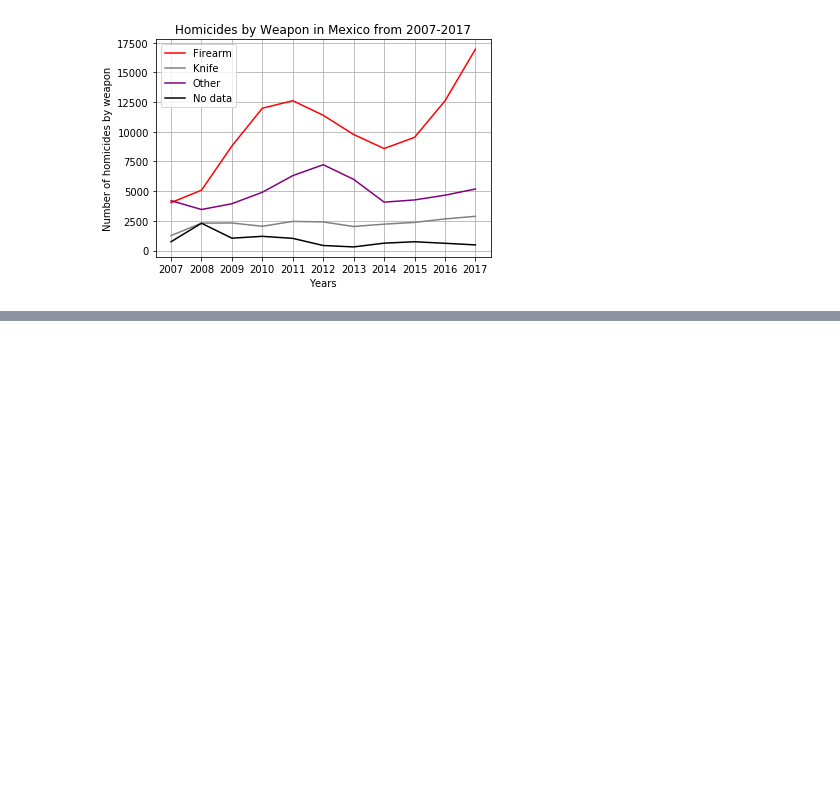
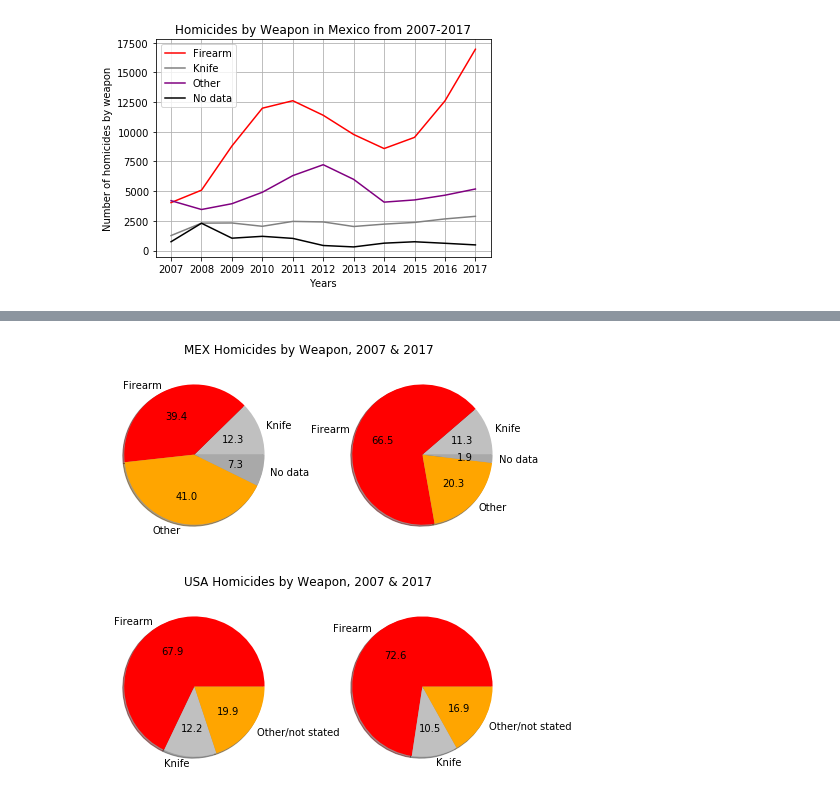
Before and after one commit to ecolladay/data-science, a Jupyter notebook: data-science-project.ipynb, the cells around one changed output, grey strips where cells are left out. Saved outputs shown, nothing was run; the diff lists cells and outputs as text; code cells hidden in the pictures; blank space fills up the shorter version.

```diff
--- a/data-science-project.ipynb
+++ b/data-science-project.ipynb
@@ -77,0 +134,45 @@ However, the slight decline in *no data* records may indicate that data collecti
+# %%
+# MEX 2007 data to plot
+label_mex = armas_headers[1:-1]
+
+mex_2007 = timeline[0][1:-1]
+mex_2017 = timeline[-1][1:-1]
+
+# create a figure with two subplots
+fig, (ax1, ax2) = plt.subplots(1, 2, subplot_kw={'aspect':'equal'})
+colors = ['silver', 'red', 'orange', 'darkgray']
+
+# plot each pie chart in a separate subplot
+ax1.pie(mex_2007, labels=label_mex, autopct='%.1f', colors=colors, shadow=True)
+ax2.pie(mex_2017, labels=label_mex, autopct='%.1f', colors=colors, shadow=True)
+# Adjust so nothing overlaps or is awkwardly far away
+fig.tight_layout()
+fig.subplots_adjust(wspace = 0.3,top = 1.15)
+# Give the two an appropriate title
+fig.suptitle('MEX Homicides by Weapon, 2007 & 2017')
+
+plt.show()
+
+#USA 2007 data
+label_usa = hom_headers[1:]
+usa_2007 = [i[0] for i in hom_vals[1:]]
+usa_2017 = [i[-1] for i in hom_vals[1:]]
+
+
+# Same code with slight adjustments where appropriate
+fig, (ax3, ax4) = plt.subplots(1, 2, subplot_kw={'aspect':'equal'})
+colors = ['red', 'silver', 'orange', 'darkgray']
+
+# plot each pie chart in a separate subplot
+ax3.pie(usa_2007, labels=label_usa, autopct='%.1f', colors=colors, shadow=True)
+ax4.pie(usa_2017, labels=label_usa, autopct='%.1f', colors=colors, shadow=True)
+# Adjust so nothing overlaps or is awkwardly far away
+fig.tight_layout()
+fig.subplots_adjust(wspace = 0.3,top = 1.15)
+# Give the two an appropriate title
+fig.suptitle('USA Homicides by Weapon, 2007 & 2017')
+
+plt.show()
+# %% [output]
+[figure, added]
+[figure, added]
```
Also changed, not shown: parts of 11 cells of this notebook.
